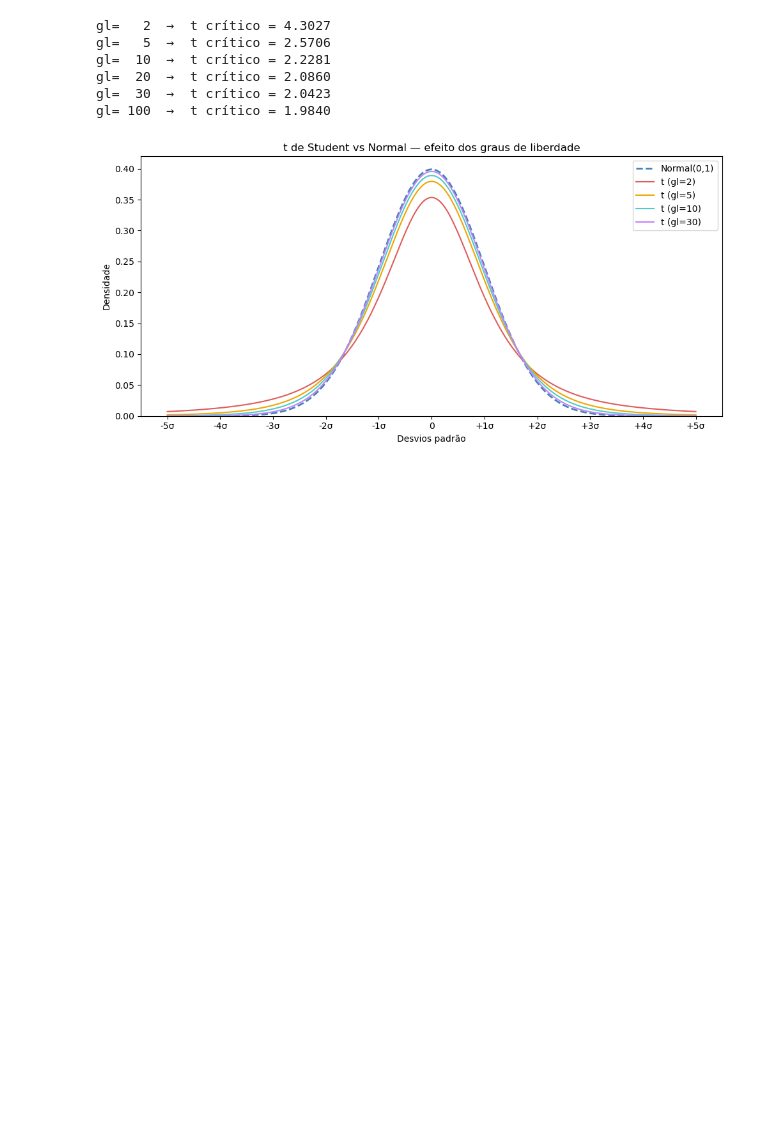
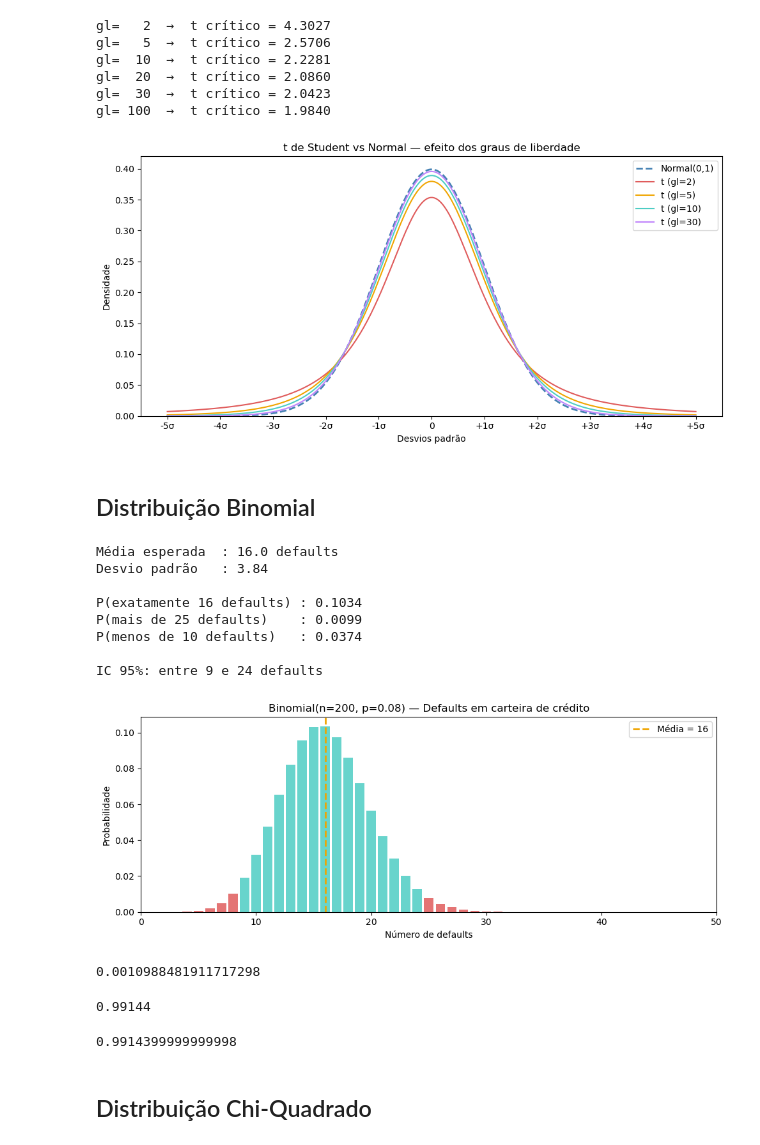
Before and after one commit to blsribeiro83/mba-data-science, a Jupyter notebook: 01-estatistica/02.distribuicao_probabilidade.ipynb, the cells around one changed output. Saved outputs shown, nothing was run; the diff lists cells and outputs as text; code cells hidden in the pictures; blank space fills up the shorter version.

```diff
--- a/01-estatistica/02.distribuicao_probabilidade.ipynb
+++ b/01-estatistica/02.distribuicao_probabilidade.ipynb
@@ -533,3 +536,5 @@ plt.show()
 # À medida que você coleta mais dados, a t se torna cada vez mais parecida com a normal — a incerteza diminui organicamente com o tamanho da amostra
 # no contexto de data science moderno, com amostras grandes e bootstrap disponível, a t não é tão central quanto nos livros clássicos.
 # Mas você vai encontrá-la em todo output de regressão, em todo A/B test, em toda comparação de médias. Saber o que ela significa é obrigatório
+# %% [markdown]
+## Distribuição Binomial
@@ -535,0 +550,75 @@ plt.show()
+# %%
+import numpy as np
+from scipy import stats
+import matplotlib.pyplot as plt
+
+# parâmetros — carteira de crédito
+n = 200    # empréstimos aprovados
+p = 0.08   # taxa histórica de default
+
+dist = stats.binom(n, p)
+
+print(f"Média esperada  : {dist.mean():.1f} defaults")
+print(f"Desvio padrão   : {dist.std():.2f}")
+print(f"\nP(exatamente 16 defaults) : {dist.pmf(16):.4f}")
+print(f"P(mais de 25 defaults)    : {dist.sf(25):.4f}")
+print(f"P(menos de 10 defaults)   : {dist.cdf(9):.4f}")
+
+# intervalo que abrange 95% dos cenários
+ic_low  = dist.ppf(0.025)
+ic_high = dist.ppf(0.975)
+print(f"\nIC 95%: entre {ic_low:.0f} e {ic_high:.0f} defaults")
+
+# visualização
+k = np.arange(0, n+1)
+pmf = dist.pmf(k)
+
+fig, ax = plt.subplots(figsize=(10, 4))
+cores = ["#4ecdc4" if ic_low <= ki <= ic_high
+         else "#e05c5c" for ki in k]
+ax.bar(k, pmf, color=cores, width=0.8, alpha=0.85)
+ax.axvline(dist.mean(), color="#f0a500", lw=2,
+           linestyle="--", label=f"Média = {dist.mean():.0f}")
+ax.set_xlim(0, 50)
+ax.set_xlabel("Número de defaults")
+ax.set_ylabel("Probabilidade")
+ax.set_title(f"Binomial(n={n}, p={p}) — Defaults em carteira de crédito")
+ax.legend()
+plt.tight_layout()
+plt.show()
+# %% [output]
+Média esperada  : 16.0 defaults
+Desvio padrão   : 3.84
+
+P(exatamente 16 defaults) : 0.1034
+P(mais de 25 defaults)    : 0.0099
+P(menos de 10 defaults)   : 0.0374
+
+IC 95%: entre 9 e 24 defaults
+[figure, added]
+# %%
+# Probability Mass Function
+# Responde: qual a probabilidade de obter exatamente 2 sucessos em 5 tentativas com p=0.1?
+# É a probabilidade pontual — um valor específico de k.
+stats.binom.pmf(2,n=5,p=0.1)
+# %% [output]
+0.0010988481911717298
+# %%
+#Cumulative Distribution Function
+# Responde: qual a probabilidade de obter até 2 sucessos em 5 tentativas com p=0.1?
+# É a probabilidade acumulada — soma todas as probabilidades de k=0 até k=2.
+stats.binom.cdf(2,n=5,p=0.1)
+
+#Resultado: 0.9914 — ou seja, 99.1% de chance de sair 0, 1 ou 2 sucessos.
+# %% [output]
+0.99144
+# %%
+# A relação entre as duas
+# A função distribuição cumulativa é o somatório da função de massa para cada ponto observado
+# cdf(2) = pmf(0) + pmf(1) + pmf(2)
+p0 = stats.binom.pmf(0, n=5, p=0.1)  # P(X = 0) — nenhum sucesso
+p1 = stats.binom.pmf(1, n=5, p=0.1)  # P(X = 1) — exatamente 1 sucesso
+p2 = stats.binom.pmf(2, n=5, p=0.1)  # P(X = 2) — exatamente 2 sucessos
+print(p0 + p1 + p2)  # → 0.99144
+# %% [output]
+0.9914399999999998
@@ -535,0 +632,2 @@ plt.show()
+# %% [markdown]
+## Distribuição Chi-Quadrado
```
Also changed, not shown: parts of 25 cells of this notebook, 1 other file.
